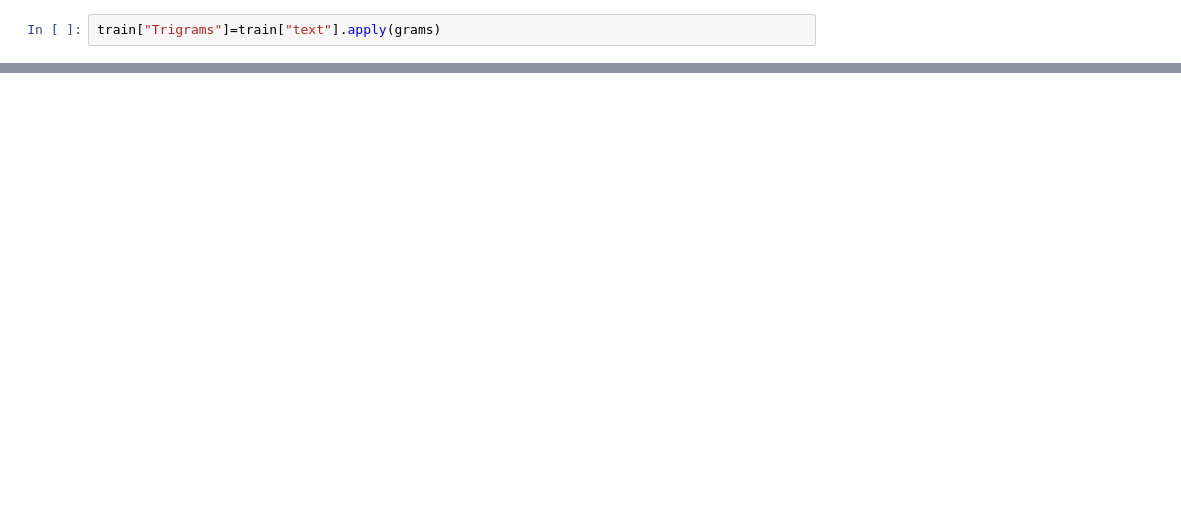
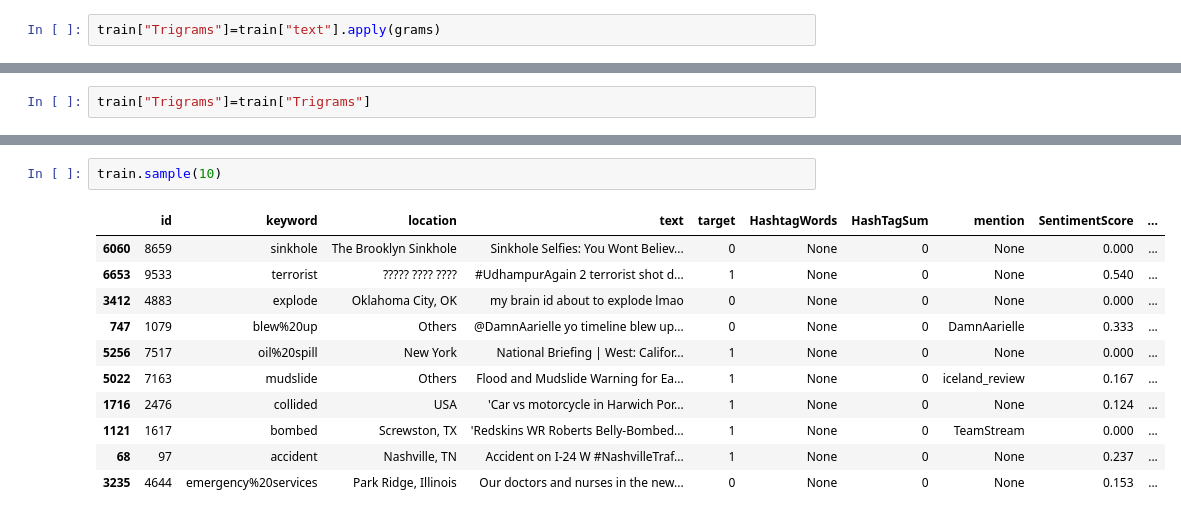
Before and after one commit to Akb-25/Natural-Disaster-Prediction-Kaggle, a Jupyter notebook: work.ipynb, the cells around one changed output, grey strips where cells are left out. Cells and saved outputs as stored; diff of their text form; blank space fills up the shorter version.

```diff
--- a/work.ipynb
+++ b/work.ipynb
@@ -523,0 +503,2 @@ train.sample(19)
+# %%
+train["Trigrams"]=train["Trigrams"]
@@ -523,0 +535,14 @@ train.sample(19)
+# %%
+train.sample(10)
+# %% [output]
+|  | id | keyword | location | text | target | HashtagWords | HashTagSum | mention | SentimentScore | ... |
+| 6060 | 8659 | sinkhole | The Brooklyn Sinkhole | Sinkhole Selfies: You Wont Believ... | 0 | None | 0 | None | 0.000 | ... |
+| 6653 | 9533 | terrorist | ????? ???? ???? | #UdhampurAgain 2 terrorist shot d... | 1 | None | 0 | None | 0.540 | ... |
+| 3412 | 4883 | explode | Oklahoma City, OK | my brain id about to explode lmao | 0 | None | 0 | None | 0.000 | ... |
+| 747 | 1079 | blew%20up | Others | @DamnAarielle yo timeline blew up... | 0 | None | 0 | DamnAarielle | 0.333 | ... |
+| 5256 | 7517 | oil%20spill | New York | National Briefing | West: Califor... | 1 | None | 0 | None | 0.000 | ... |
+| 5022 | 7163 | mudslide | Others | Flood and Mudslide Warning for Ea... | 1 | None | 0 | iceland_review | 0.167 | ... |
+| 1716 | 2476 | collided | USA | 'Car vs motorcycle in Harwich Por... | 1 | None | 0 | None | 0.124 | ... |
+| 1121 | 1617 | bombed | Screwston, TX | 'Redskins WR Roberts Belly-Bombed... | 1 | None | 0 | TeamStream | 0.000 | ... |
+| 68 | 97 | accident | Nashville, TN | Accident on I-24 W #NashvilleTraf... | 1 | None | 0 | None | 0.237 | ... |
+| 3235 | 4644 | emergency%20services | Park Ridge, Illinois | Our doctors and nurses in the new... | 0 | None | 0 | None | 0.153 | ... |
```
Also changed, not shown: parts of 13 cells of this notebook, 2 other files.
